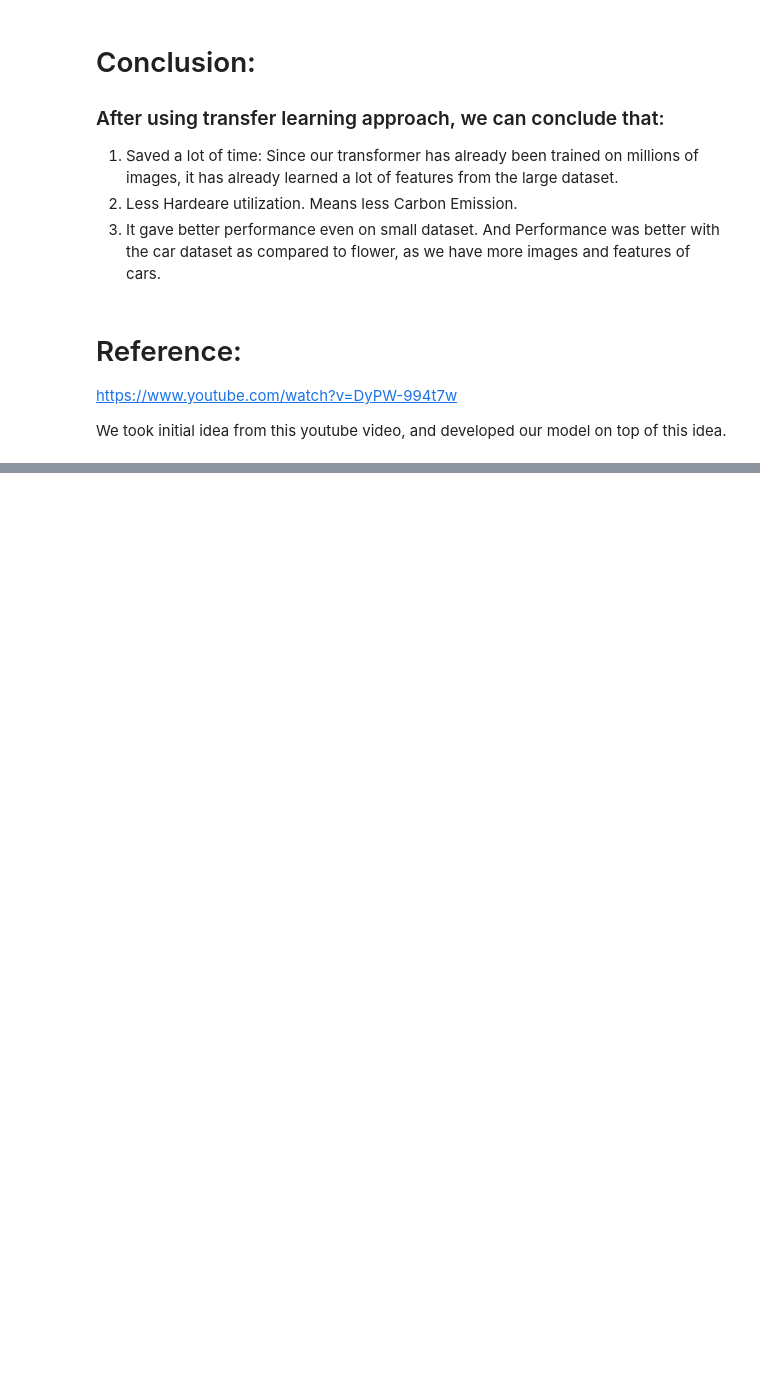
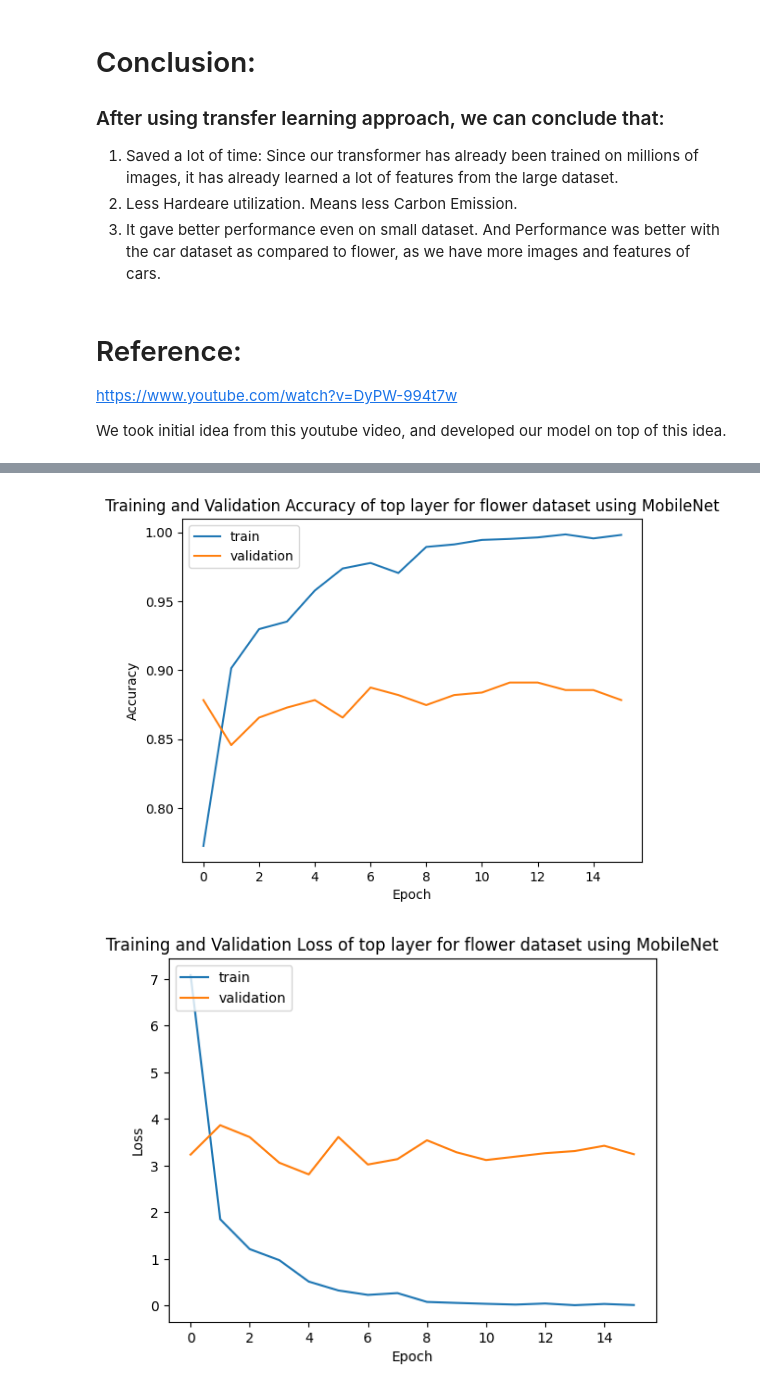
Before and after one commit to mohitkothari-dev/TransferLearning, a Jupyter notebook: transferlearning.ipynb, the cells around one changed output, grey strips where cells are left out. Saved outputs shown, nothing was run; the diff lists cells and outputs as text; code cells hidden in the pictures; blank space fills up the shorter version.

Commit message:
Transfer Learning using MobileNet.

```diff
--- a/transferlearning.ipynb
+++ b/transferlearning.ipynb
@@ -502,0 +566,27 @@ We took initial idea from this youtube video, and developed our model on top of
+# %%
+# Get the training and validation accuracy and loss from the history object
+training_accuracy = history.history['accuracy']
+validation_accuracy = history.history['val_accuracy']
+training_loss = history.history['loss']
+validation_loss = history.history['val_loss']
+
+# Plot the training and validation accuracy
+plt.plot(training_accuracy)
+plt.plot(validation_accuracy)
+plt.title('Training and Validation Accuracy of top layer for flower dataset using MobileNet')
+plt.xlabel('Epoch')
+plt.ylabel('Accuracy')
+plt.legend(['train', 'validation'], loc='upper left')
+plt.show()
+
+# Plot the training and validation loss
+plt.plot(training_loss)
+plt.plot(validation_loss)
+plt.title('Training and Validation Loss of top layer for flower dataset using MobileNet')
+plt.xlabel('Epoch')
+plt.ylabel('Loss')
+plt.legend(['train', 'validation'], loc='upper left')
+plt.show()
+# %% [output]
+[figure, added]
+[figure, added]
```
Also changed, not shown: parts of 19 cells of this notebook.
